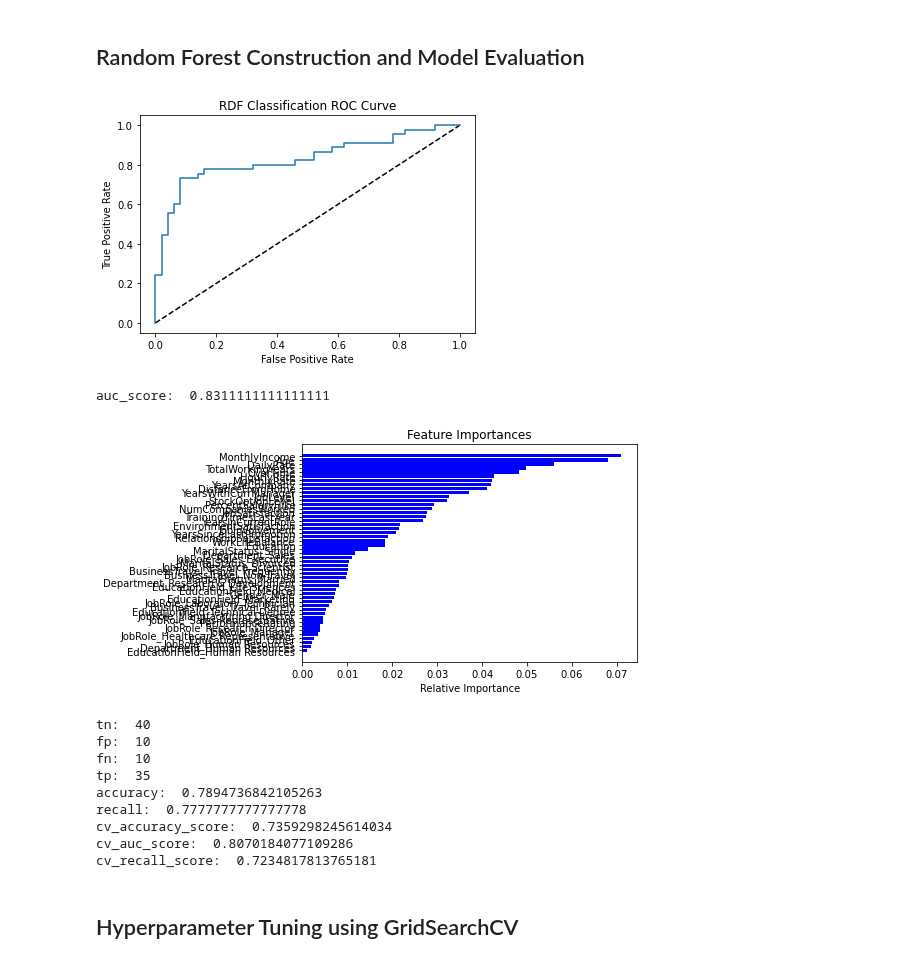
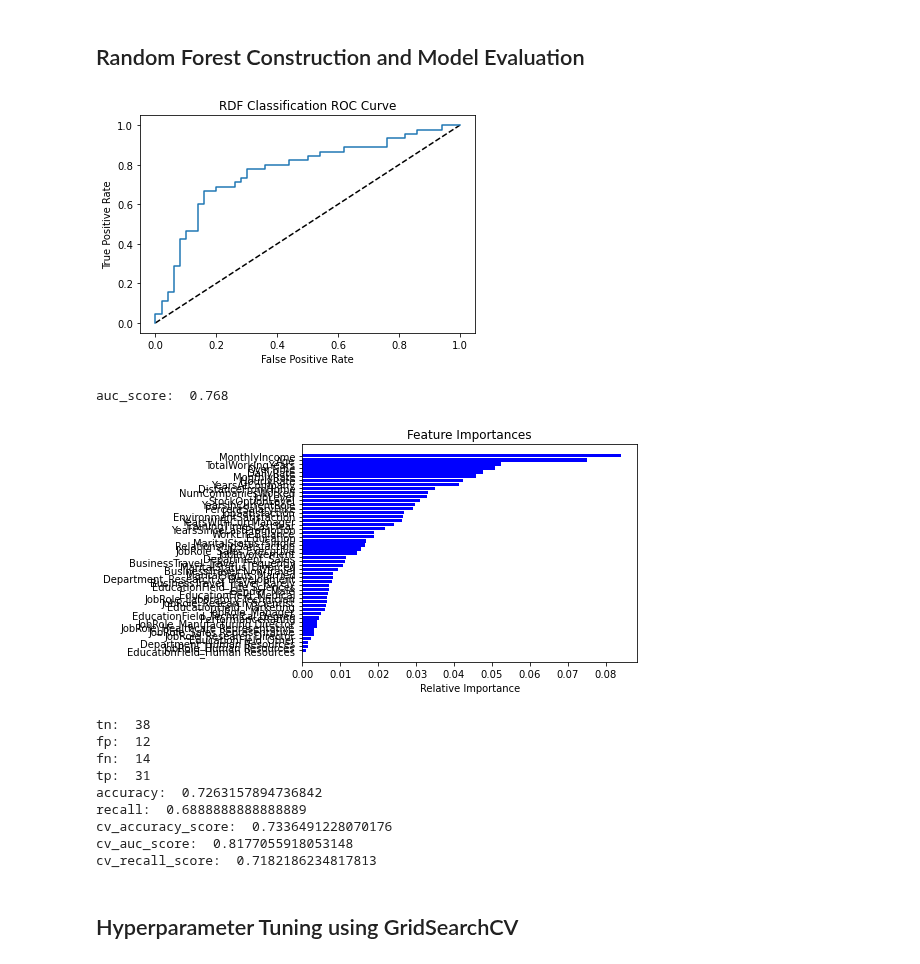
Before and after one commit to Xusong1998/Data-Analytics-Project, a Jupyter notebook: HR_Attrition_Data_Modeling.ipynb, the cells around one changed output. Drawn from its saved outputs; the diff is of its cells as text; code cells hidden in the pictures.

```diff
--- a/HR_Attrition_Data_Modeling.ipynb
+++ b/HR_Attrition_Data_Modeling.ipynb
@@ -552,8 +554,12 @@ from glmnet import glmnet
 # %% [markdown]
 ## Random Forest Construction and Model Evaluation
 # %%
+X_under = df_unders.drop(['Attrition','Age_Group'],axis=1)
+y_under = df_unders['Attrition']
+
 X_train, X_test, y_train, y_test = train_test_split(X_under, y_under, test_size=0.2, random_state=10)
 RDF = RandomForestClassifier(random_state=123, max_depth=10, n_estimators=500)
+
 RDF.fit(X_train, y_train)
 y_pred = RDF.predict(X_test)
 y_prob = RDF.predict_proba(X_test)[:,1]
@@ -568,45 +574,45 @@ print('auc_score: ', roc_auc_score(y_test, y_prob))
 
 features = X.columns
 importances = RDF.feature_importances_
 indices = np.argsort(importances)
 
 plt.title('Feature Importances')
 plt.barh(range(len(indices)), importances[indices], color='b', align='center')
 plt.yticks(range(len(indices)), [features[i] for i in indices])
 plt.xlabel('Relative Importance')
 plt.show()
 
 cf_matrix = confusion_matrix(y_test, y_pred)
 tn, fp, fn, tp = cf_matrix.ravel()
 print('tn: ',tn)
 print('fp: ',fp)
 print('fn: ',fn)
 print('tp: ', tp)
 print('accuracy: ', (tp+tn)/(tn+fp+fn+tp))
 print('recall: ', tp/(tp+fn))
 
 k_fold = KFold(n_splits=10, shuffle=True, random_state=123)
 score = cross_val_score(RDF, X_train, y_train, cv=5, scoring='accuracy')
 print('cv_accuracy_score: ',score.mean())
 
 score = cross_val_score(RDF, X_train, y_train, cv=5, scoring='roc_auc')
 print('cv_auc_score: ',score.mean())
 
 score = cross_val_score(RDF, X_train, y_train, cv=5, scoring='recall')
 print('cv_recall_score: ',score.mean())
 # %% [output]
-[figure, old version]
+[figure, new version]
-auc_score:  0.8311111111111111
+auc_score:  0.768
-[figure, old version]
+[figure, new version]
-tn:  40
-fp:  10
-fn:  10
-tp:  35
-accuracy:  0.7894736842105263
-recall:  0.7777777777777778
-cv_accuracy_score:  0.7359298245614034
-cv_auc_score:  0.8070184077109286
-cv_recall_score:  0.7234817813765181
+tn:  38
+fp:  12
+fn:  14
+tp:  31
+accuracy:  0.7263157894736842
+recall:  0.6888888888888889
+cv_accuracy_score:  0.7336491228070176
+cv_auc_score:  0.8177055918053148
+cv_recall_score:  0.7182186234817813
 # %% [markdown]
 ## Hyperparameter Tuning using GridSearchCV
 # %%
```
Also changed, not shown: parts of 4 cells of this notebook.
